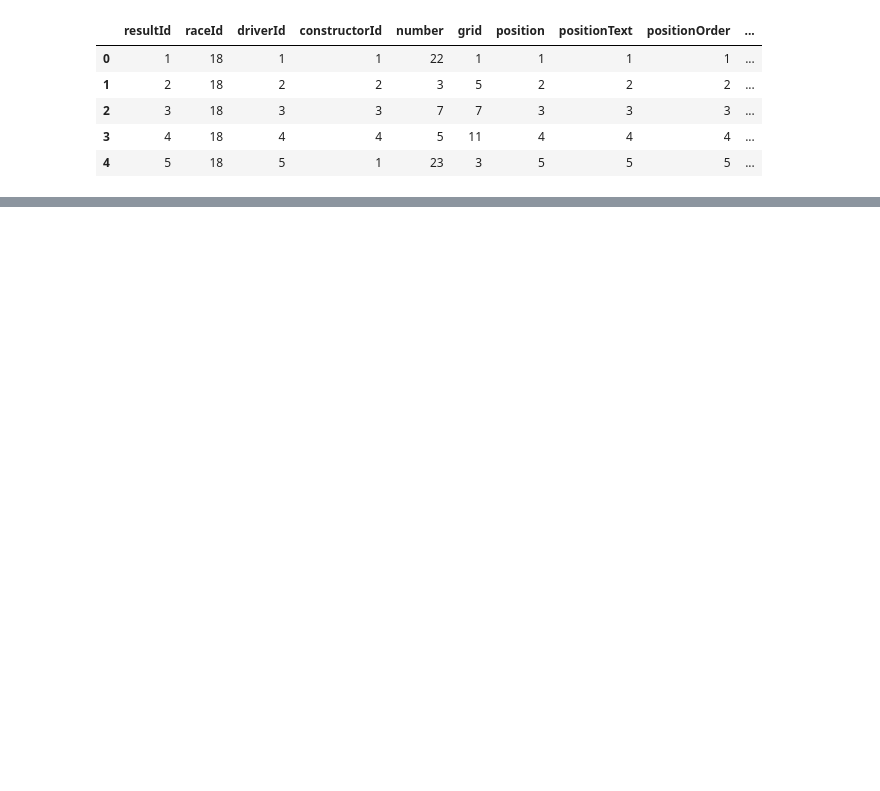
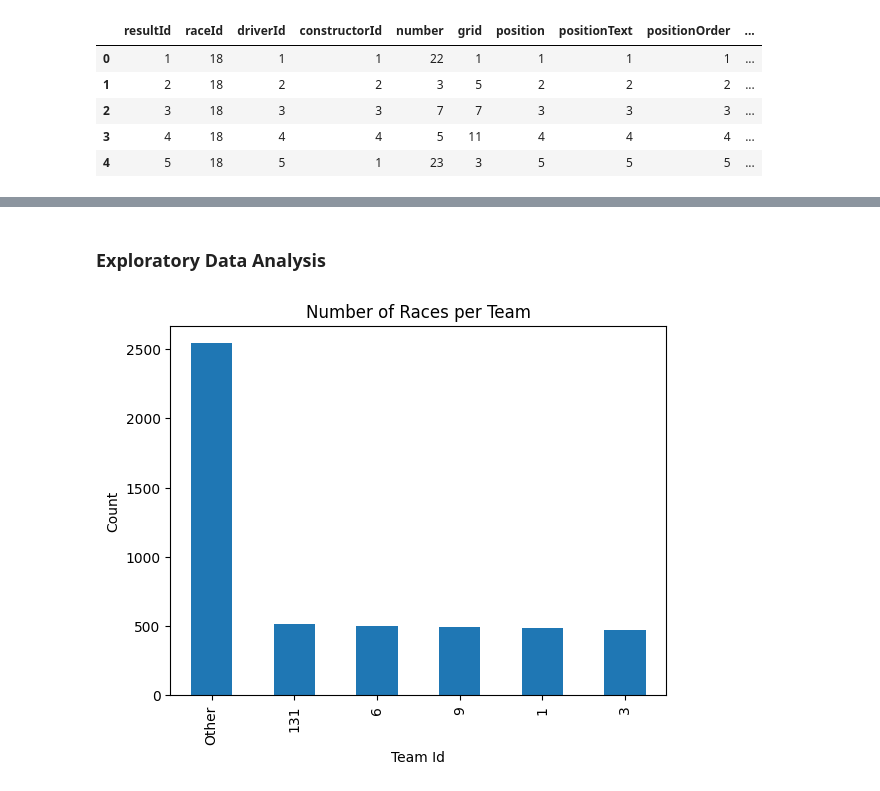
Before and after one commit to abtonmoy/F1-Prediction-Engine, a Jupyter notebook: FastF1EDA.ipynb, the cells around one changed output, grey strips where cells are left out. Saved outputs shown, nothing was run; the diff lists cells and outputs as text; code cells hidden in the pictures; blank space fills up the shorter version.

```diff
--- a/FastF1EDA.ipynb
+++ b/FastF1EDA.ipynb
@@ -475,0 +468,21 @@ regression_df.head()
+# %%
+regression_df = regression_df[regression_df['position'] != '\\N']
+regression_df = regression_df[regression_df['fastestLapSpeed'] != '\\N']
+regression_df = regression_df[regression_df['fastestLapTime'] != '\\N']
+regression_df = regression_df.dropna()
+
+regression_df['position'] = regression_df['position'].astype('float')
+regression_df['fastestLapSpeed'] = regression_df['fastestLapSpeed'].astype('float')
+regression_df['fastest_duration'] = pd.to_timedelta("00:" + regression_df['fastestLapTime']).dt.total_seconds() * 1000
+
+# 1: McLaren, 3: Williams, 6: Ferrari, 9: Red Bull, 131: Mercedes
+const_list = ['1', '3', '6', '9', '131']
+for i in range(len(regression_df)):
+    if str(regression_df['constructorId'].iloc[i]) in const_list:
+        pass
+    else:
+        regression_df['constructorId'].iloc[i] = 'Other'
+
+regression_df['constructorId'] = regression_df['constructorId'].astype('category')
+# %%
+regress_df = regression_df[['constructorId', 'grid', 'position', 'fastestLapSpeed', 'stop', 'fastest_duration']]
@@ -475,0 +512,10 @@ regression_df.head()
+# %% [markdown]
+### Exploratory Data Analysis
+# %%
+regress_df['constructorId'].value_counts().plot(kind='bar')
+plt.xlabel('Team Id')
+plt.ylabel('Count')
+plt.title('Number of Races per Team')
+plt.show()
+# %% [output]
+[figure, added]
```
Also changed, not shown: parts of 23 cells of this notebook, 36 other files.
